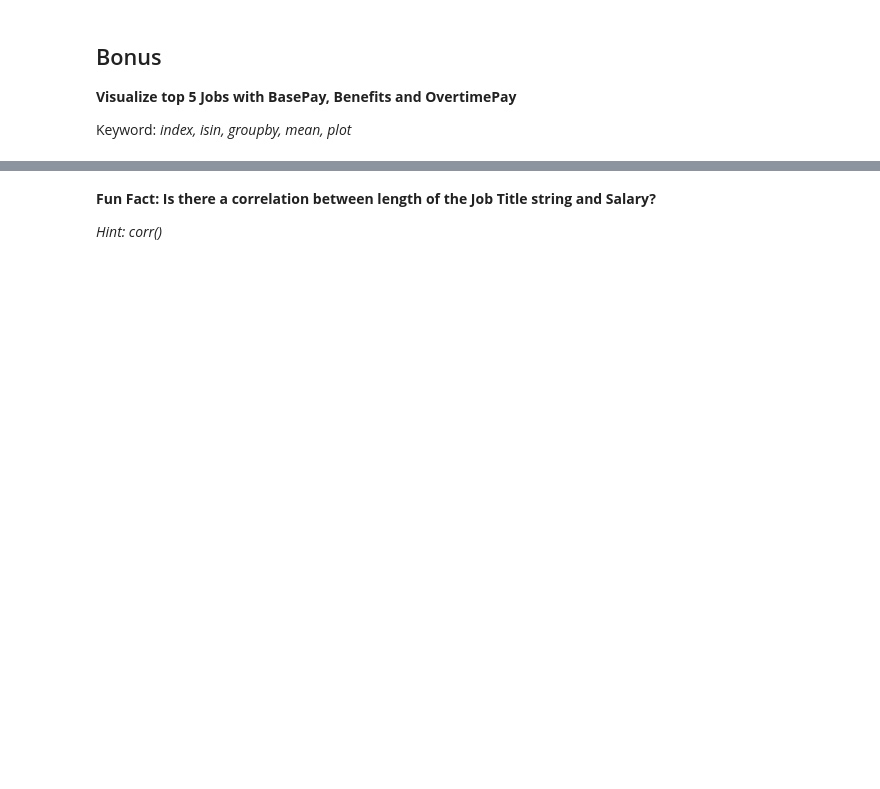
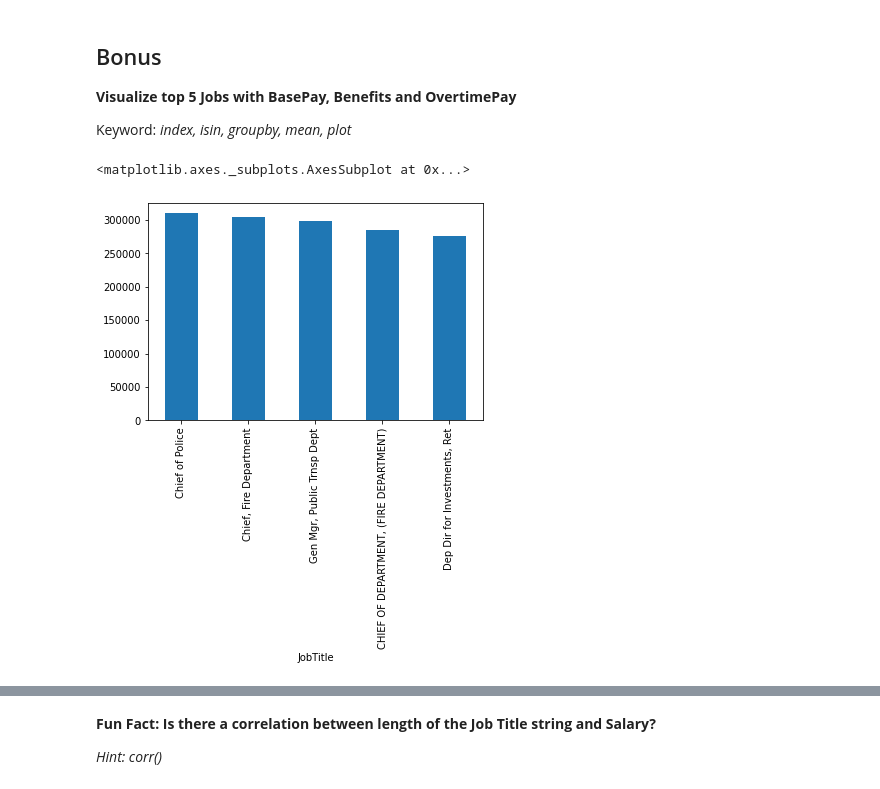
Before and after one commit to ducviet00/Data-Science-DevC-2020, a Jupyter notebook: Assignment_2.ipynb, the cells around one changed output, grey strips where cells are left out. Saved outputs shown, nothing was run; the diff lists cells and outputs as text; code cells hidden in the pictures; blank space fills up the shorter version.

```diff
--- a/Assignment_2.ipynb
+++ b/Assignment_2.ipynb
@@ -140,0 +282,7 @@ Keyword: *index, isin, groupby, mean, plot*
+# %%
+# Your Code Here
+basepay = sal.groupby('JobTitle')['BasePay'].mean().sort_values(ascending=False).head(5)
+basepay.plot.bar()
+# %% [output]
+<matplotlib.axes._subplots.AxesSubplot at 0x...>
+[figure, added]
```
Also changed, not shown: parts of 34 cells of this notebook.
